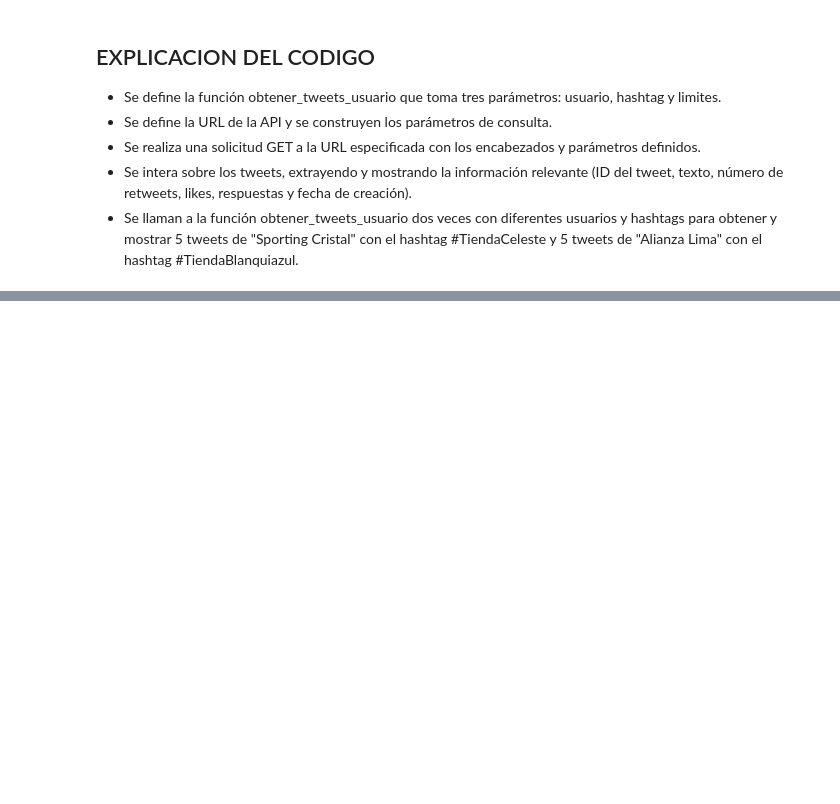
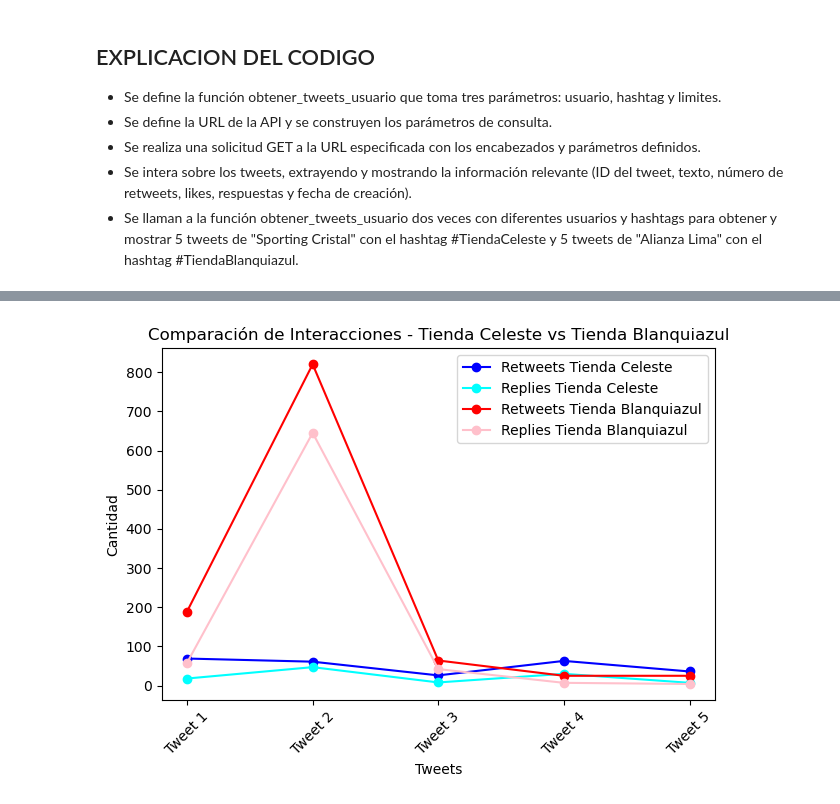
Before and after one commit to EduardoArevalo2004/Trabajo_LP, a Jupyter notebook: Trabajo_grupal.ipynb, the cells around one changed output, grey strips where cells are left out. Saved outputs shown, nothing was run; the diff lists cells and outputs as text; code cells hidden in the pictures; blank space fills up the shorter version.

```diff
--- a/Trabajo_grupal.ipynb
+++ b/Trabajo_grupal.ipynb
@@ -274,0 +326,25 @@ Date: None
+# %%
+# Crear gráfico de líneas comparativo
+def crear_grafico_lineas(retweets_celeste, replies_celeste, retweets_blanquiazul, replies_blanquiazul):
+    fig, ax = plt.subplots()
+
+    index = range(len(retweets_celeste))
+
+    plt.plot(index, retweets_celeste, marker='o', label='Retweets Tienda Celeste', color='blue')
+    plt.plot(index, replies_celeste, marker='o', label='Replies Tienda Celeste', color='cyan')
+    plt.plot(index, retweets_blanquiazul, marker='o', label='Retweets Tienda Blanquiazul', color='red')
+    plt.plot(index, replies_blanquiazul, marker='o', label='Replies Tienda Blanquiazul', color='pink')
+
+    plt.xlabel('Tweets')
+    plt.ylabel('Cantidad')
+    plt.title('Comparación de Interacciones - Tienda Celeste vs Tienda Blanquiazul')
+    plt.xticks(index, [f'Tweet {i+1}' for i in index], rotation=45)
+    plt.legend()
+
+    plt.tight_layout()
+    plt.show()
+
+# Crear gráfico de líneas
+crear_grafico_lineas(retweets_celeste, replies_celeste, retweets_blanquiazul, replies_blanquiazul)
+# %% [output]
+[figure, added]
```
Also changed, not shown: parts of 5 cells of this notebook.
